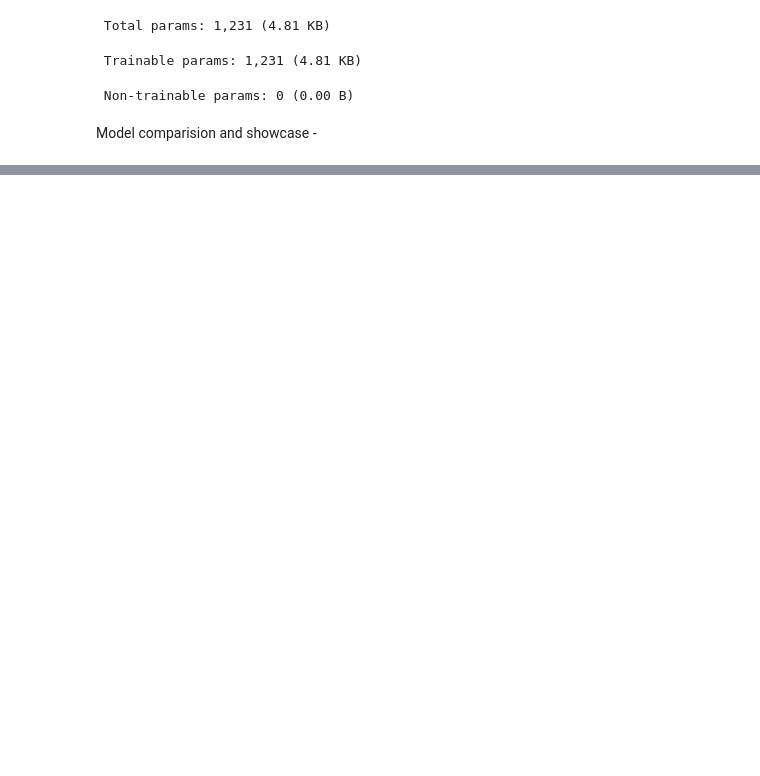
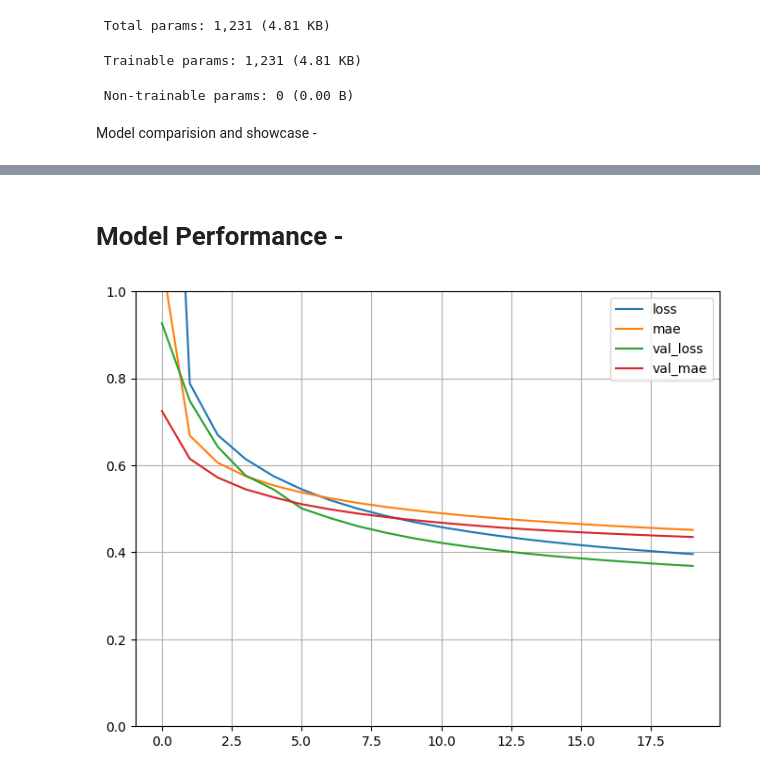
Before and after one commit to Mansish-101M99/Machine_Learning_use_MM, a Jupyter notebook: Artificial_NN/calif_housin.ipynb, the cells around one changed output, grey strips where cells are left out. Saved outputs shown, nothing was run; the diff lists cells and outputs as text; code cells hidden in the pictures; blank space fills up the shorter version.

```diff
--- a/Artificial_NN/calif_housin.ipynb
+++ b/Artificial_NN/calif_housin.ipynb
@@ -111,0 +112,9 @@ Model history : {'loss': [2.1307764053344727, 0.7940406203269958, 0.632964730262
+# %% [markdown]
+# Model Performance -
+# %%
+pd.DataFrame(model_history.history).plot(figsize=(8,6))
+plt.grid(True)
+plt.gca().set_ylim(0,1)
+plt.show()
+# %% [output]
+[figure, added]
```
Also changed, not shown: parts of 5 cells of this notebook.
